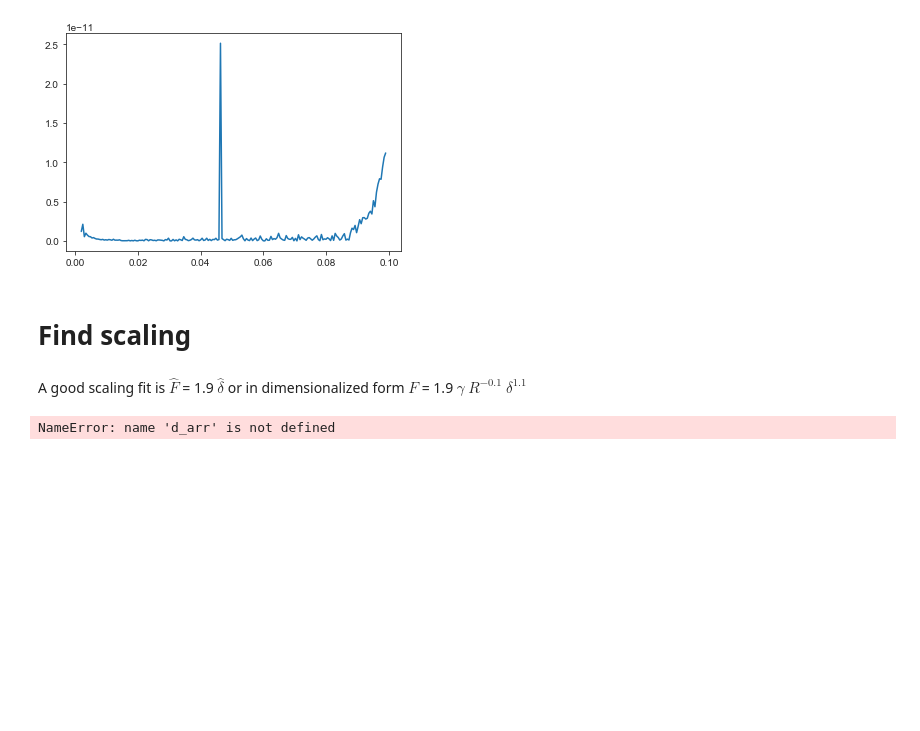
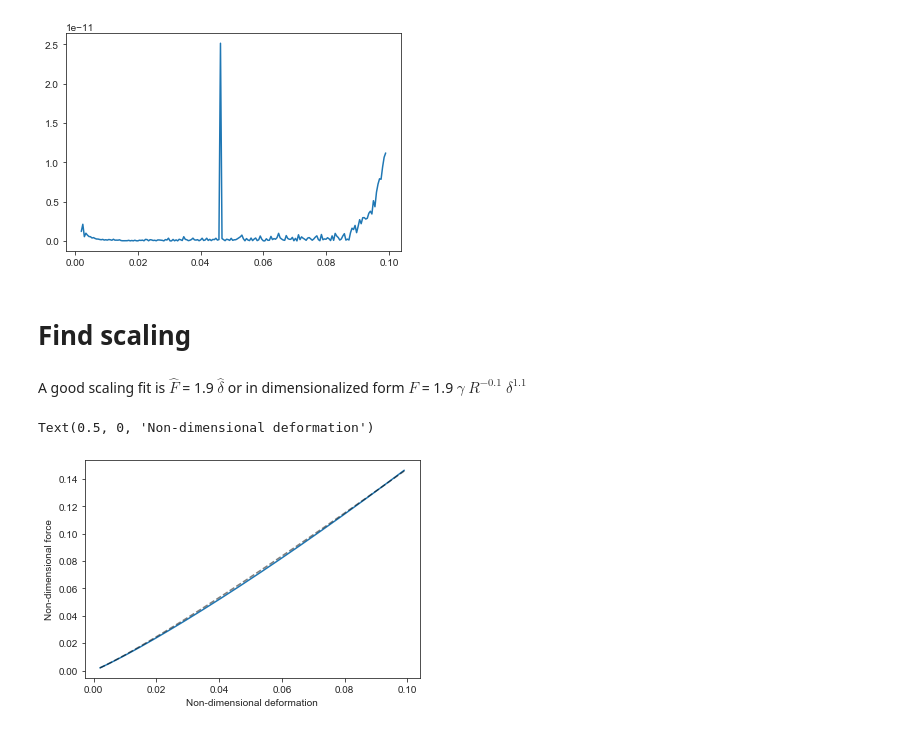
Before and after one commit to ddaniel331/simulating_compression, a Jupyter notebook: Simulating_Compression_0_2.ipynb, the cells around one changed output. Saved outputs shown, nothing was run; the diff lists cells and outputs as text; code cells hidden in the pictures; blank space fills up the shorter version.

```diff
--- a/Simulating_Compression_0_2.ipynb
+++ b/Simulating_Compression_0_2.ipynb
@@ -241,11 +241,12 @@ A good scaling fit is $\hat{F}$ = 1.9 $\hat{\delta}$ or in dimensionalized form
 # %%
 a_fit = 1.9
 b_fit = 1.11
-# x_fit = np.linspace(1e-3, 5e-1)
+d_arr = H_norm_i-H_arr
 F_fit = a_fit*d_arr**b_fit
 plt.plot(d_arr, F_arr)
 plt.plot(d_arr, F_fit, '--k', alpha=0.5)
 plt.ylabel('Non-dimensional force')
 plt.xlabel('Non-dimensional deformation')
 # %% [output]
-NameError: name 'd_arr' is not defined
+Text(0.5, 0, 'Non-dimensional deformation')
+[figure, added]
```
